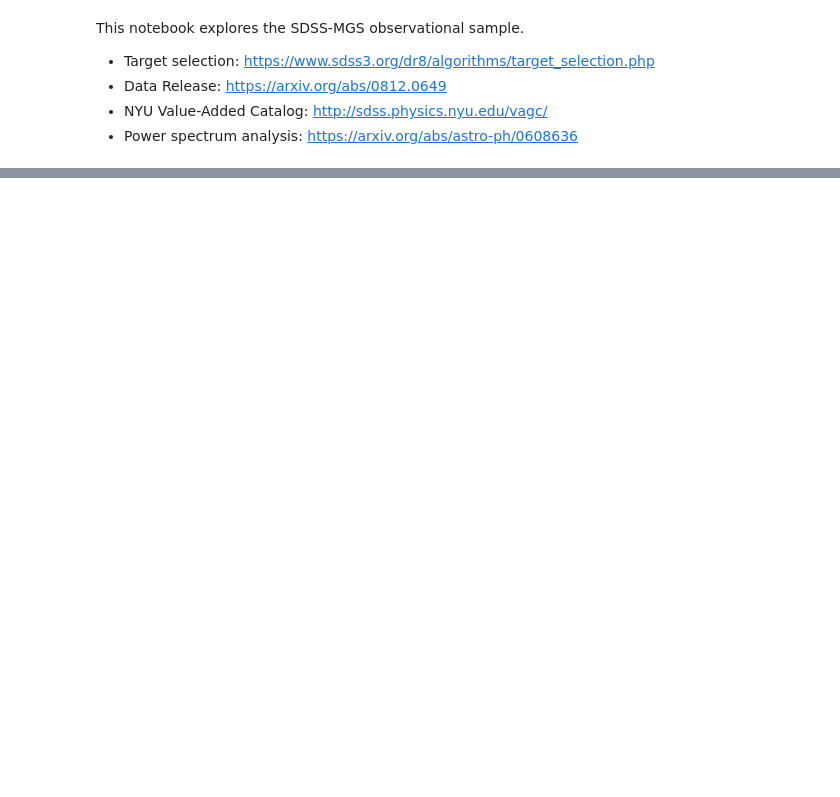
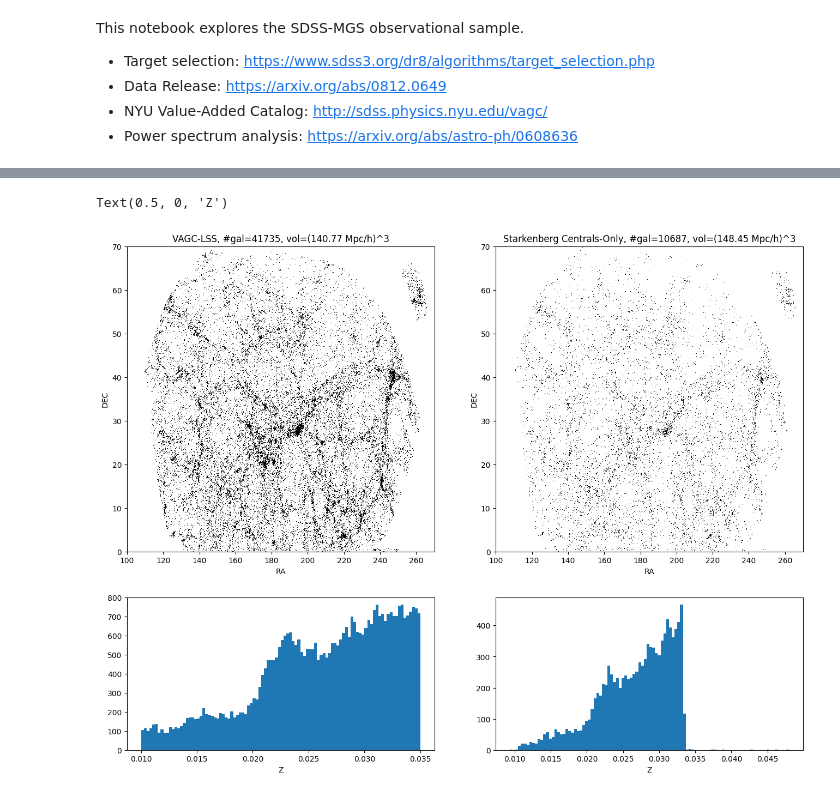
Before and after one commit to maho3/ltu-connect, a Jupyter notebook: sdss_mgs/explore_mgs.ipynb, the cells around one changed output, grey strips where cells are left out. Drawn from its saved outputs; the diff is of its cells as text; code cells hidden in the pictures; blank space fills up the shorter version.

```diff
--- a/sdss_mgs/explore_mgs.ipynb
+++ b/sdss_mgs/explore_mgs.ipynb
@@ -115,0 +92,18 @@ ax.plot(x, y, 'k.', markersize=0.1, alpha=0.5)
+# %%
+# calculate comoving
+from astropy.cosmology import Planck15 as cosmo
+from astropy import units as u
+
+def rdz_to_xyz(ra, dec, z):
+    R = cosmo.comoving_distance(z)
+    ra = np.radians(ra)
+    dec = np.radians(dec)
+    x = R * np.cos(ra) * np.cos(dec)
+    y = R * np.sin(ra) * np.cos(dec)
+    z = R * np.sin(dec)
+    return x, y, z
+
+data['cX'], data['cY'], data['cZ'] = rdz_to_xyz(data['RA'], data['DEC'], data['Z'])
+datatj['cX'], datatj['cY'], datatj['cZ'] = rdz_to_xyz(datatj['RA'], datatj['DEC'], datatj['Z'])
+
+tjmask = (data['Z']<0.035) & (data['Z']>0.01)
@@ -115,0 +143,33 @@ ax.plot(x, y, 'k.', markersize=0.1, alpha=0.5)
+# %%
+f = plt.figure(figsize=(16,12))
+gs = f.add_gridspec(2,2, height_ratios=[1,0.5])
+
+# vagc-lss
+ax = f.add_subplot(gs[0,0])
+ax.plot(data[tjmask]['RA'], data[tjmask]['DEC'], 'k,', alpha=1)
+ax.set_xlim(rae)
+ax.set_ylim(dece)
+ax.set_xlabel('RA')
+ax.set_ylabel('DEC')
+ax.set_title(f'VAGC-LSS, #gal={len(data[tjmask])}, vol=({dmvol**(1/3):.2f} Mpc/h)^3')
+
+ax = f.add_subplot(gs[1,0])
+ax.hist(data[tjmask]['Z'], bins=100)
+ax.set_xlabel('Z')
+# ax.semilogy()
+
+# tjitske
+ax = f.add_subplot(gs[0,1])
+ax.plot(datatj['RA'], datatj['DEC'], 'k,', alpha=1)
+ax.set_xlim(rae)
+ax.set_ylim(dece)
+ax.set_xlabel('RA')
+ax.set_ylabel('DEC')
+ax.set_title(f'Starkenberg Centrals-Only, #gal={len(datatj)}, vol=({dtjvol**(1/3):.2f} Mpc/h)^3')
+
+ax = f.add_subplot(gs[1,1])
+ax.hist(datatj['Z'], bins=100)
+ax.set_xlabel('Z')
+# %% [output]
+Text(0.5, 0, 'Z')
+[figure, added]
```
Also changed, not shown: parts of 45 cells of this notebook, 1 other file.
